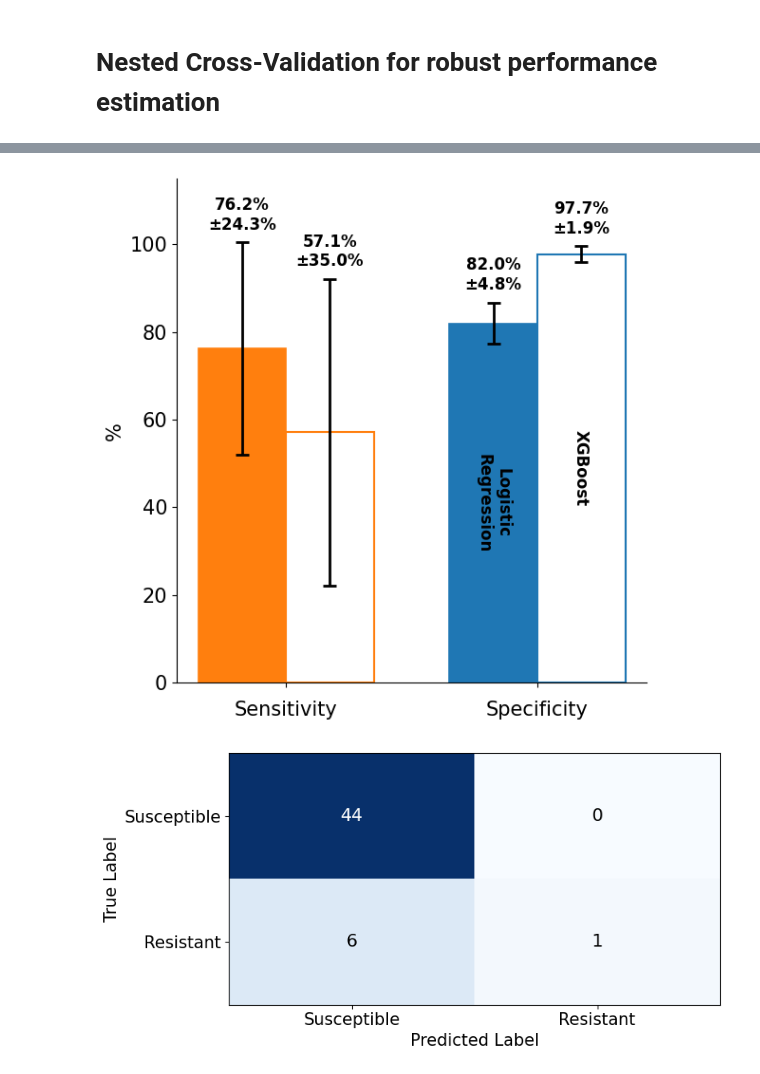
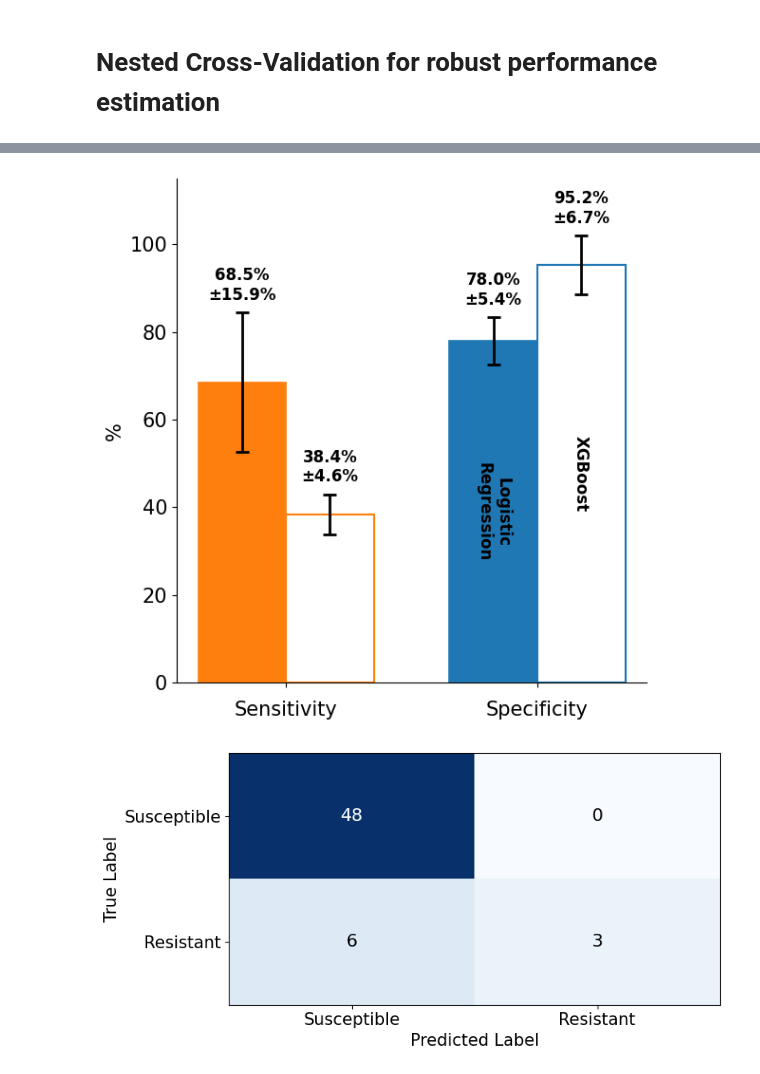
Before and after one commit to viktoria023/thesis-repository, a Jupyter notebook: predict_FQ_resistance/03_Run_ML_models.ipynb, the cells around one changed output, grey strips where cells are left out. Cells and saved outputs as stored; diff of their text form; code cells hidden in the pictures.

Commit message:
add feature scaling

```diff
--- a/predict_FQ_resistance/03_Run_ML_models.ipynb
+++ b/predict_FQ_resistance/03_Run_ML_models.ipynb
@@ -97,7 +99,7 @@ cumulative percentage of total: 80.85%
 # %%
 # Load data with all duplicate mutations
 data = pd.read_csv('data/ML_DATA_MXF.csv')
-# data = pd.read_csv('data/ML_DATA_LEV.csv')
+data = pd.read_csv('data/ML_DATA_LEV.csv')
 #only drop if nans are in the feature columns
 data.dropna(inplace=True, subset = ['CLEAN_BINARY_PHENOTYPE','d_volume', 'd_hydropathy_KD', 'd_hydropathy_WW', 'd_MW', 'd_Pi', 'secondary_structure',
                                     'secondary_structure_long', 'phi', 'psi', 'residue_sasa', 'n_hbond_acceptors', 'n_hbond_donors', 'B', 'C', 'E',
@@ -143,7 +145,7 @@ features_MXF = ['d_volume',
 
 true_label = data.CLEAN_BINARY_PHENOTYPE
 features = data[features_MXF].copy()
-# features = data[features_LEV].copy()
+features = data[features_LEV].copy()
 features['secondary_structure_codes'] = pd.Categorical(features.secondary_structure,
                                                       categories=features.secondary_structure.unique()).codes
 features.drop('secondary_structure', inplace=True, axis=1)
@@ -498,20 +519,20 @@ random_seed=24
 outer_cv = StratifiedKFold(n_splits=3, random_state=random_seed, shuffle=True)  # Outer loop for performance estimation
 inner_cv = StratifiedKFold(n_splits=5, random_state=random_seed, shuffle=True)  # Inner loop for hyperparameter tuning
 
-# Parameter grids (simplified for faster nested CV)
+# Parameter grids with pipeline prefixes (simplified for faster nested CV)
 lr_param_grid = {
-    'penalty': ['l2'],
-    'solver': ['newton-cg', 'lbfgs', 'liblinear', 'newton-cholesky', 'sag', 'saga'],
-    'C': [0.001, 0.01, 0.1, 1, 10, 100, 1000],
-    'class_weight': ['balanced', None]
+    'classifier__penalty': ['l2'],
+    'classifier__solver': ['newton-cg', 'lbfgs', 'liblinear', 'newton-cholesky', 'sag', 'saga'],
+    'classifier__C': [0.001, 0.01, 0.1, 1, 10, 100, 1000],
+    'classifier__class_weight': ['balanced', None]
 }
 
 xgb_param_grid = {
-    'n_estimators': [25, 50, 100, 150, 200],
-    'subsample': [0.6, 0.7, 0.8, 0.9, 1.0],
-    'max_depth': [2, 4, 6, 8],
-    'min_child_weight': [0, 0.1, 1, 10],
-    'learning_rate': [0.005, 0.01, 0.05, 0.075, 0.1, 0.125, 0.1]
+    'classifier__n_estimators': [25, 50, 100, 150, 200],
+    'classifier__subsample': [0.6, 0.7, 0.8, 0.9, 1.0],
+    'classifier__max_depth': [2, 4, 6, 8],
+    'classifier__min_child_weight': [0, 0.1, 1, 10],
+    'classifier__learning_rate': [0.005, 0.01, 0.05, 0.075, 0.1, 0.125, 0.1]
 }
 
 # Storage for results
@@ -538,9 +559,14 @@ for train_idx, test_idx in outer_cv.split(features_singleton, y_singleton):
     X_train_outer, X_test_outer = features_singleton.iloc[train_idx], features_singleton.iloc[test_idx]
     y_train_outer, y_test_outer = y_singleton.iloc[train_idx], y_singleton.iloc[test_idx]
 
-    # --- Logistic Regression ---
+    # --- Logistic Regression with Scaling ---
+    lr_pipeline_nested = Pipeline([
+        ('scaler', RobustScaler()),
+        ('classifier', LogisticRegression(random_state=random_seed))
+    ])
+
     lr_clf = GridSearchCV(
-        LogisticRegression(random_state=random_seed),
+        lr_pipeline_nested,
         lr_param_grid,
         cv=inner_cv,
         scoring='recall',  # Optimize for sensitivity
@@ -570,9 +596,14 @@ for train_idx, test_idx in outer_cv.split(features_singleton, y_singleton):
         lr_train_spec.append(tn / (tn + fp) if (tn + fp) > 0 else 0)
         lr_train_acc.append((tp + tn) / (tp + tn + fp + fn))
 
-    # --- XGBoost ---
+    # --- XGBoost with Scaling ---
+    xgb_pipeline_nested = Pipeline([
+        ('scaler', RobustScaler()),
+        ('classifier', XGBClassifier(random_state=random_seed))
+    ])
+
     xgb_clf = GridSearchCV(
-        XGBClassifier(random_state=random_seed),
+        xgb_pipeline_nested,
         xgb_param_grid,
         cv=inner_cv,
         scoring='recall',  # Optimize for sensitivity
@@ -759,33 +739,33 @@ plt.tight_layout()
 # plt.savefig('pdf/nested_cv_performance_sen_spec_singleton.svg', format='svg', dpi=1200, bbox_inches='tight')
 plt.show()
 
 # Display one confusion matrix for singleton XGBoost
 fig, ax2 = plt.subplots(figsize=(8, 4))
-cm_s = xgb_test_cms[0] # Use the confusion matrix from the last outer fold
+cm_s = xgb_test_cms[1] # Use the confusion matrix from the last outer fold
 im = ax2.imshow(cm_s, interpolation='nearest', cmap=plt.cm.Blues, aspect='auto')
 # ax2.figure.colorbar(im, ax=ax2)
 
 # Add text annotations
 thresh = cm_s.max() / 2. if cm_s.max() > 0 else 0.5
 for i in range(cm_s.shape[0]):
     for j in range(cm_s.shape[1]):
         ax2.text(j, i, format(cm_s[i, j], 'd'),
                 ha="center", va="center",
                 color="white" if cm_s[i, j] > thresh else "black", fontsize=16)
 
 ax2.set_ylabel('True Label', fontsize=15)
 ax2.set_xlabel('Predicted Label', fontsize=15)
 ax2.set_xticks([0, 1])
 ax2.set_yticks([0, 1])
 ax2.set_xticklabels(['Susceptible', 'Resistant'], fontsize=15)
 ax2.set_yticklabels(['Susceptible', 'Resistant'], fontsize=15)
 
 # Force the aspect ratio to be rectangular (2:1)
 ax2.set_aspect('auto')
 
 plt.tight_layout()
 # plt.savefig('pdf/XGBoost_confusion_matrix_singleton.svg', format='svg', dpi=1200, bbox_inches='tight')
 plt.show()
 # %% [output]
-[figure, old version]
+[figure, new version]
 [figure]
```
Also changed, not shown: parts of 11 cells of this notebook.
